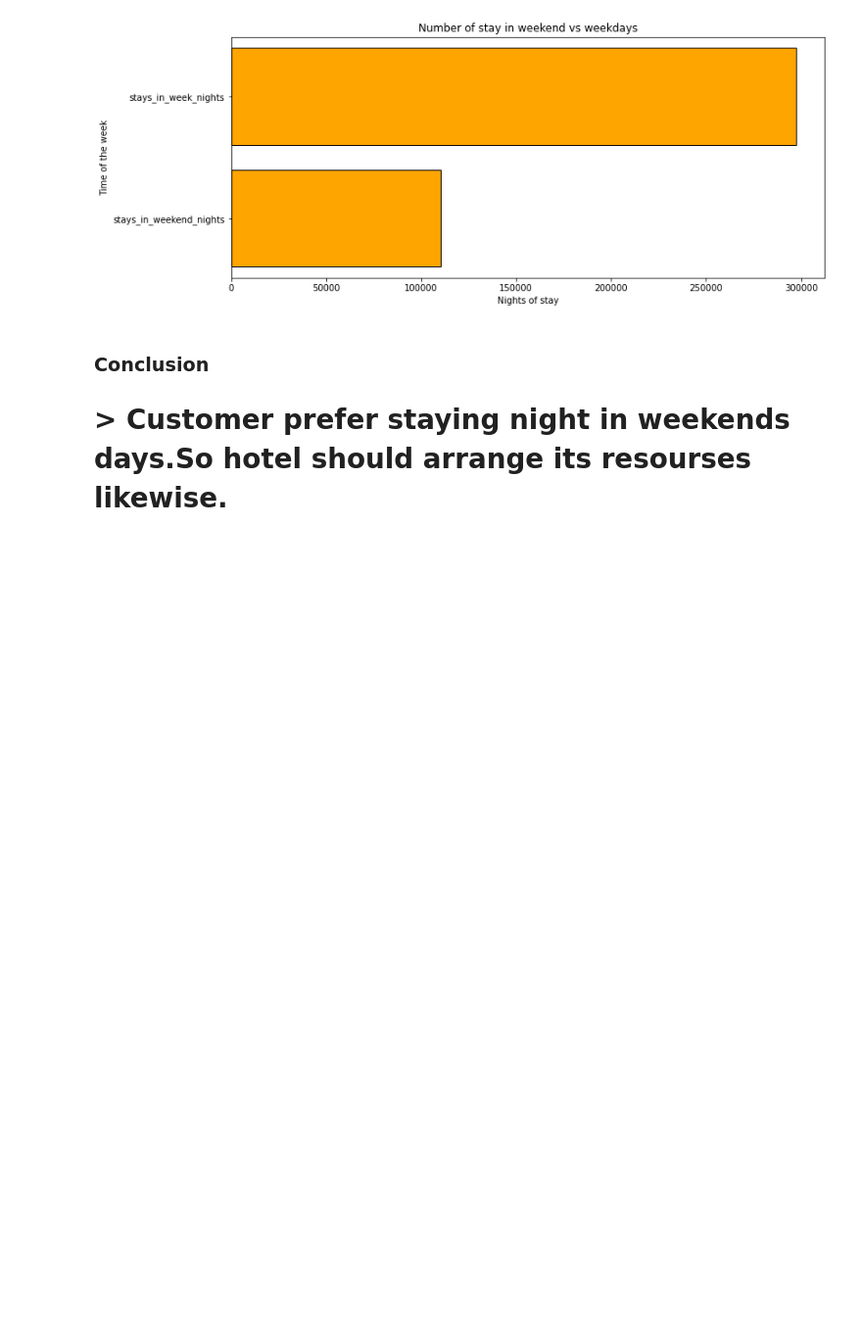
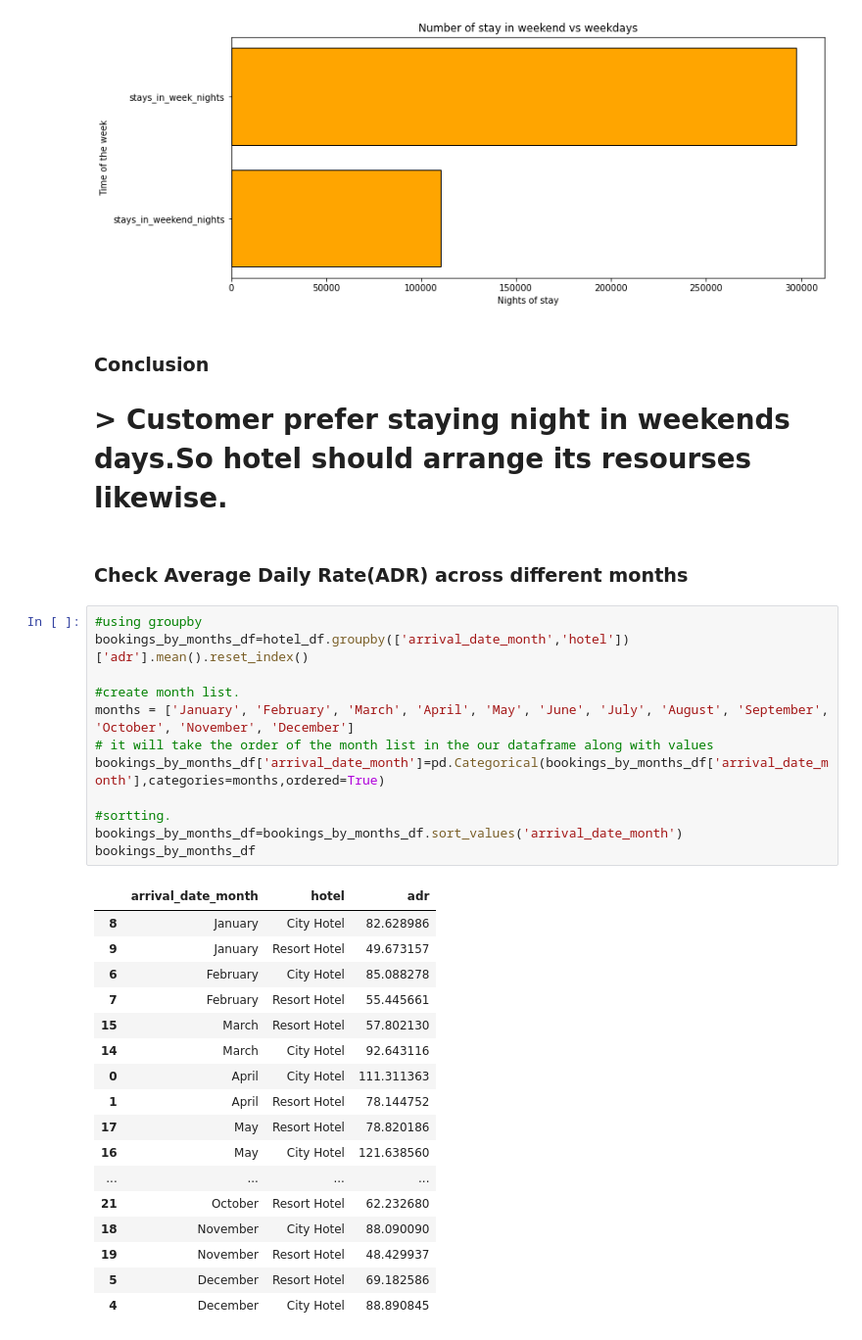
Before and after one commit to jayesh2708/EDA-Hotel-Booking, a Jupyter notebook: Jayesh_Hotel_Booking_Analysis_Capstone_Project.ipynb, the cells around one changed output. Shown: that part at 98% size. Saved outputs shown, nothing was run; the diff lists cells and outputs as text; blank space fills up the shorter version.

```diff
--- a/Jayesh_Hotel_Booking_Analysis_Capstone_Project.ipynb
+++ b/Jayesh_Hotel_Booking_Analysis_Capstone_Project.ipynb
@@ -309,3 +309,35 @@ Text(0.5, 0, 'Nights of stay')
 ### **Conclusion**
 
 # > Customer prefer staying night in weekends days.So hotel should arrange its resourses likewise.
+# %% [markdown]
+### **Check Average Daily Rate(ADR) across different months**
+# %%
+#using groupby
+bookings_by_months_df=hotel_df.groupby(['arrival_date_month','hotel'])['adr'].mean().reset_index()
+
+#create month list.
+months = ['January', 'February', 'March', 'April', 'May', 'June', 'July', 'August', 'September', 'October', 'November', 'December']
+# it will take the order of the month list in the our dataframe along with values
+bookings_by_months_df['arrival_date_month']=pd.Categorical(bookings_by_months_df['arrival_date_month'],categories=months,ordered=True)
+
+#sortting.
+bookings_by_months_df=bookings_by_months_df.sort_values('arrival_date_month')
+bookings_by_months_df
+# %% [output]
+|  | arrival_date_month | hotel | adr |
+| 8 | January | City Hotel | 82.628986 |
+| 9 | January | Resort Hotel | 49.673157 |
+| 6 | February | City Hotel | 85.088278 |
+| 7 | February | Resort Hotel | 55.445661 |
+| 15 | March | Resort Hotel | 57.802130 |
+| 14 | March | City Hotel | 92.643116 |
+| 0 | April | City Hotel | 111.311363 |
+| 1 | April | Resort Hotel | 78.144752 |
+| 17 | May | Resort Hotel | 78.820186 |
+| 16 | May | City Hotel | 121.638560 |
+| ... | ... | ... | ... |
+| 21 | October | Resort Hotel | 62.232680 |
+| 18 | November | City Hotel | 88.090090 |
+| 19 | November | Resort Hotel | 48.429937 |
+| 5 | December | Resort Hotel | 69.182586 |
+| 4 | December | City Hotel | 88.890845 |
```
Also changed, not shown: parts of 5 cells of this notebook.
